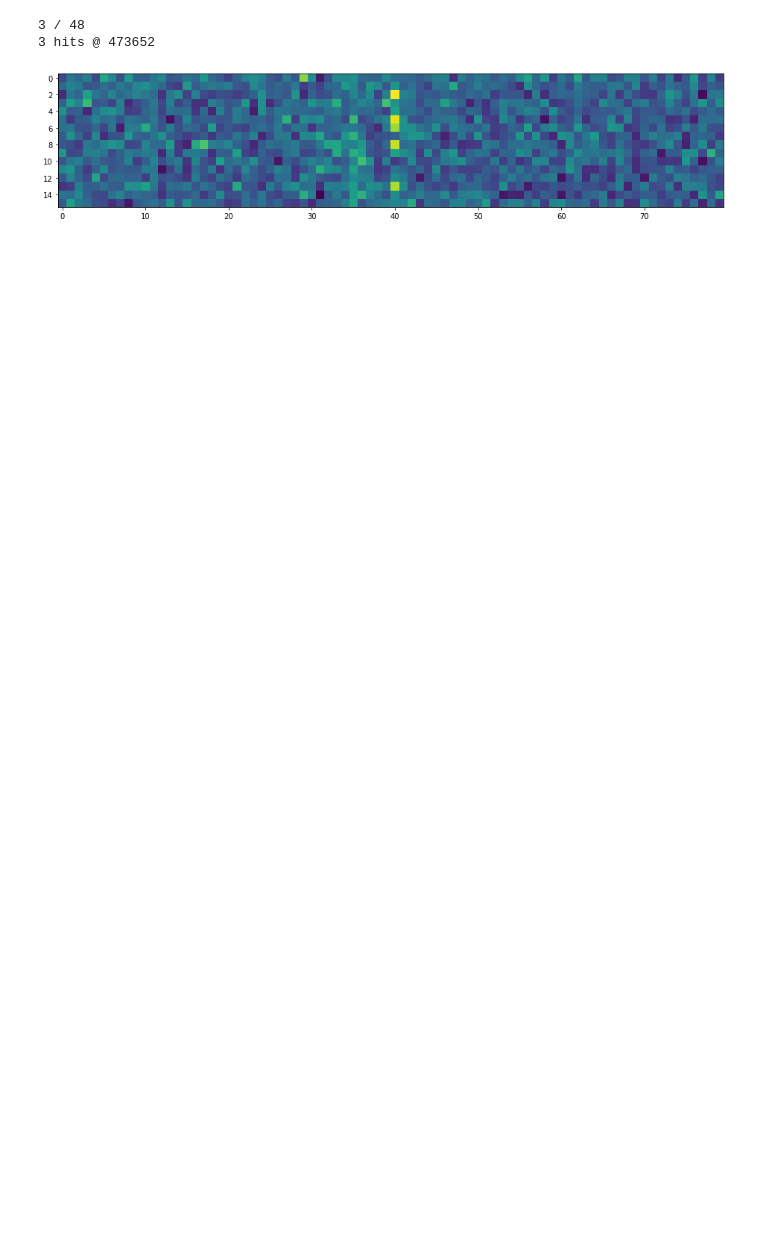
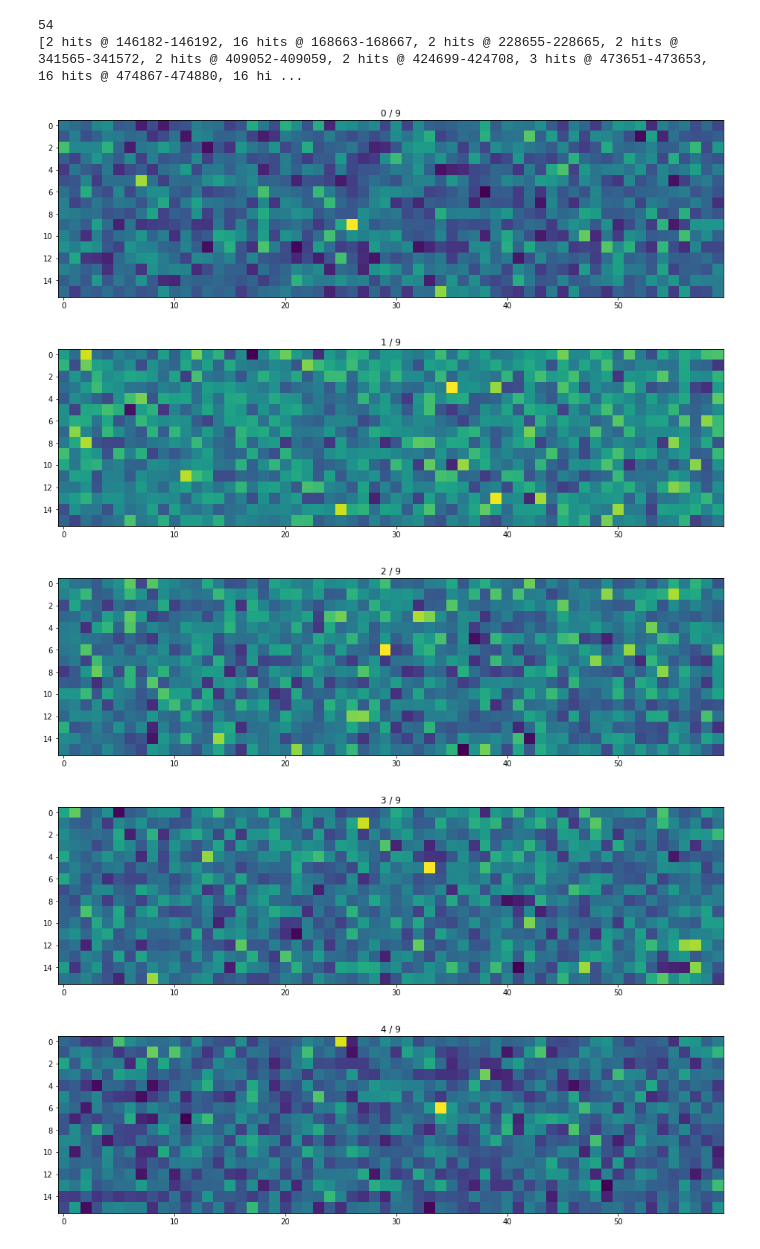
Before and after one commit to lacker/peti, a Jupyter notebook: analysis.ipynb, the cells around one changed output. Drawn from its saved outputs; the diff is of its cells as text; code cells hidden in the pictures; blank space fills up the shorter version.

```diff
--- a/analysis.ipynb
+++ b/analysis.ipynb
@@ -9,6 +12,7 @@ FILE = "/datag/pipeline/AGBT21A_996_47/blc04/blc04_guppi_59405_57552_NGC1407_006
 f = File(FILE)
 # %%
 z = f.get_chunk(0)
-groups = f.process_chunk(z)
+groups = f.find_groups(z)
+print(len(groups))
 print(groups)
 # %% [output]
@@ -15,17 +20,28 @@ print(groups)
 [16 hits @ 168664-168666, 2 hits @ 228655-228665, 2 hits @ 424699-424708, 3 hits @ 473652, 9 hits @ 474878-474879, 15 hits @ 489721-489722, 33 hits @ 509592-509601, 2 hits @ 512951-512957, 3 hits @ 51 ...
 # %%
-def show(group):
+def show(group, title=None):
     region = group.region()
     plt.figure(figsize=region.shape)
+    if title:
+        plt.title(title)
     plt.imshow(region, rasterized=True, interpolation="nearest", cmap="viridis")
 # %%
-i = 0
+def show_list(groups):
+    for i, group in list(enumerate(groups))[:100]:
+        title = f"{i} / {len(groups)}"
+        show(group, title=title)
-# %%
-i = (i + 1) % len(groups)
-print(i, "/", len(groups))
-print(groups[i])
-show(groups[i])
-# %% [output]
-3 / 48
-3 hits @ 473652
-[figure, removed]
+# %%
+new_groups = f.find_groups(z, new=True)
+print(len(new_groups))
+print(new_groups)
+# %% [output]
+54
+[2 hits @ 146182-146192, 16 hits @ 168663-168667, 2 hits @ 228655-228665, 2 hits @ 341565-341572, 2 hits @ 409052-409059, 2 hits @ 424699-424708, 3 hits @ 473651-473653, 16 hits @ 474867-474880, 16 hi ...
+# %%
+show_list([g for g in new_groups if len(g.hits) == 2])
+# %% [output]
+[figure, added]
+[figure, added]
+[figure, added]
+[figure, added]
+[figure, added]
```
Also changed, not shown: parts of 5 cells of this notebook, 1 other file.
